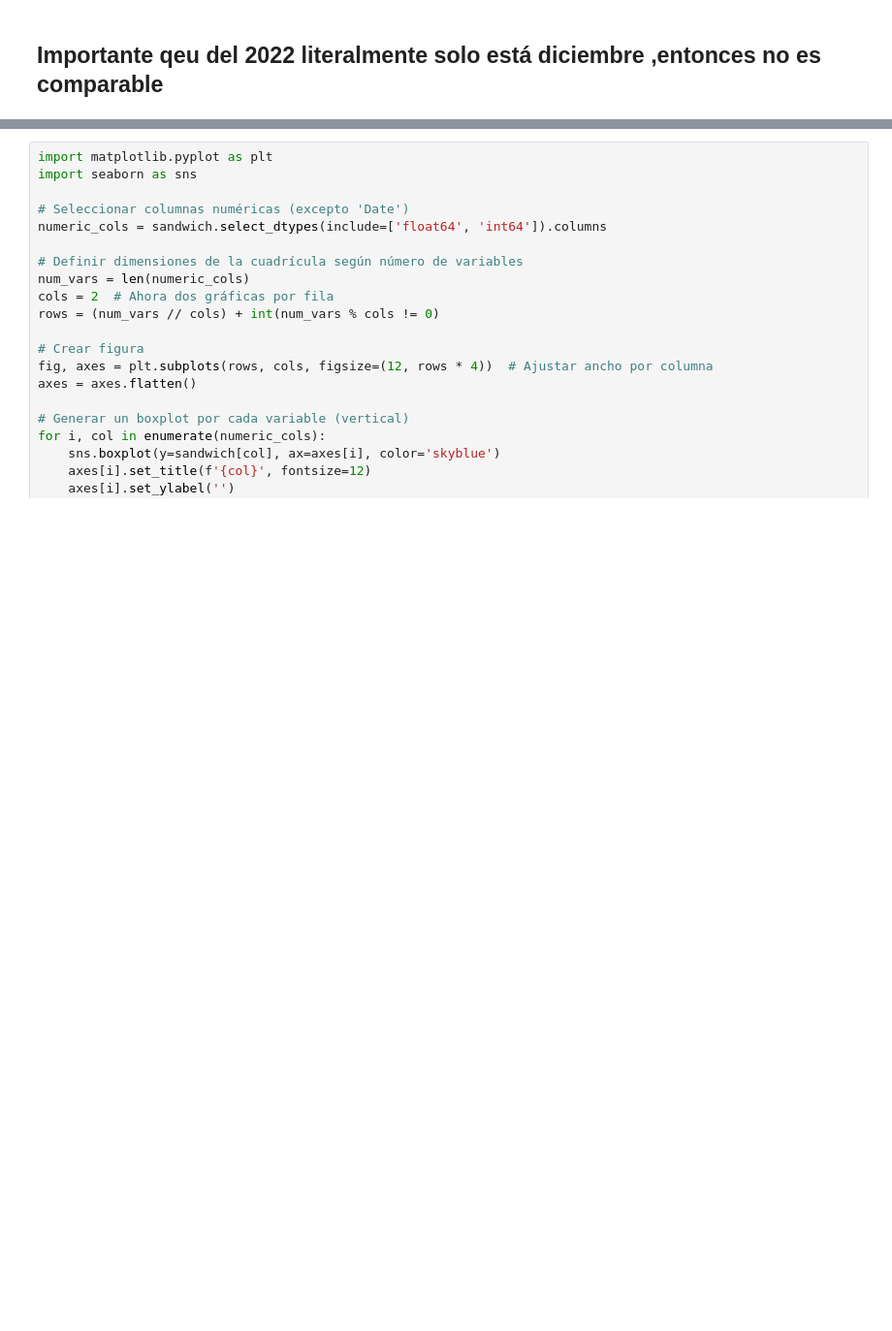
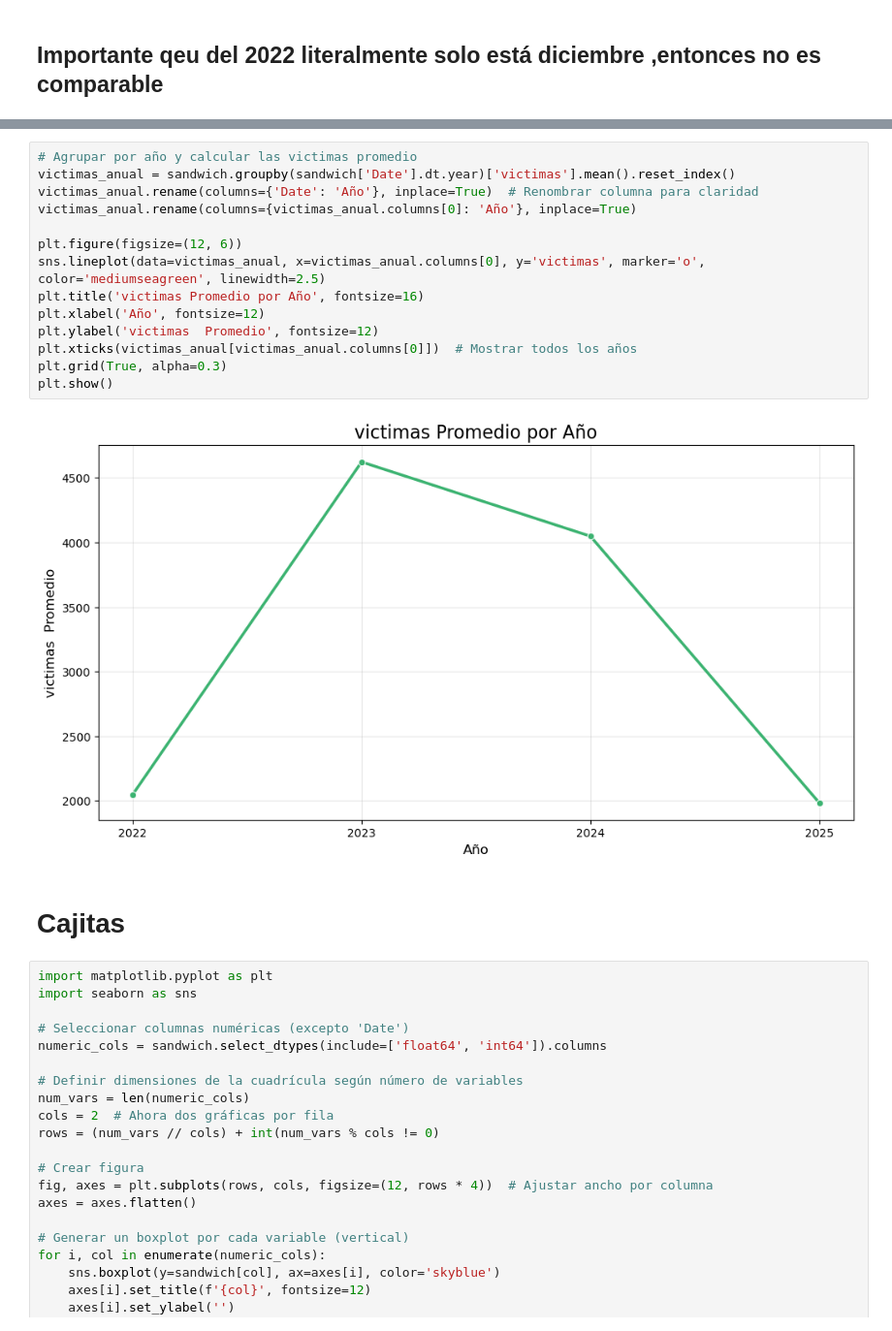
Before and after one commit to t3r4n/ETH, a Jupyter notebook: EDA/Eigenphi_EDA.ipynb, the cells around one changed output, grey strips where cells are left out. Shown at 97% size. Cells and saved outputs as stored; diff of their text form; blank space fills up the shorter version.

```diff
--- a/EDA/Eigenphi_EDA.ipynb
+++ b/EDA/Eigenphi_EDA.ipynb
@@ -330,3 +365,21 @@ plt.show()
+# %%
+# Agrupar por año y calcular las victimas promedio
+victimas_anual = sandwich.groupby(sandwich['Date'].dt.year)['victimas'].mean().reset_index()
+victimas_anual.rename(columns={'Date': 'Año'}, inplace=True)  # Renombrar columna para claridad
+victimas_anual.rename(columns={victimas_anual.columns[0]: 'Año'}, inplace=True)
+
+plt.figure(figsize=(12, 6))
+sns.lineplot(data=victimas_anual, x=victimas_anual.columns[0], y='victimas', marker='o', color='mediumseagreen', linewidth=2.5)
+plt.title('victimas Promedio por Año', fontsize=16)
+plt.xlabel('Año', fontsize=12)
+plt.ylabel('victimas  Promedio', fontsize=12)
+plt.xticks(victimas_anual[victimas_anual.columns[0]])  # Mostrar todos los años
+plt.grid(True, alpha=0.3)
+plt.show()
+# %% [output]
+[figure, added]
+# %% [markdown]
+# Cajitas
 # %%
 import matplotlib.pyplot as plt
 import seaborn as sns
```
Also changed, not shown: parts of 6 cells of this notebook, 1 other file.
